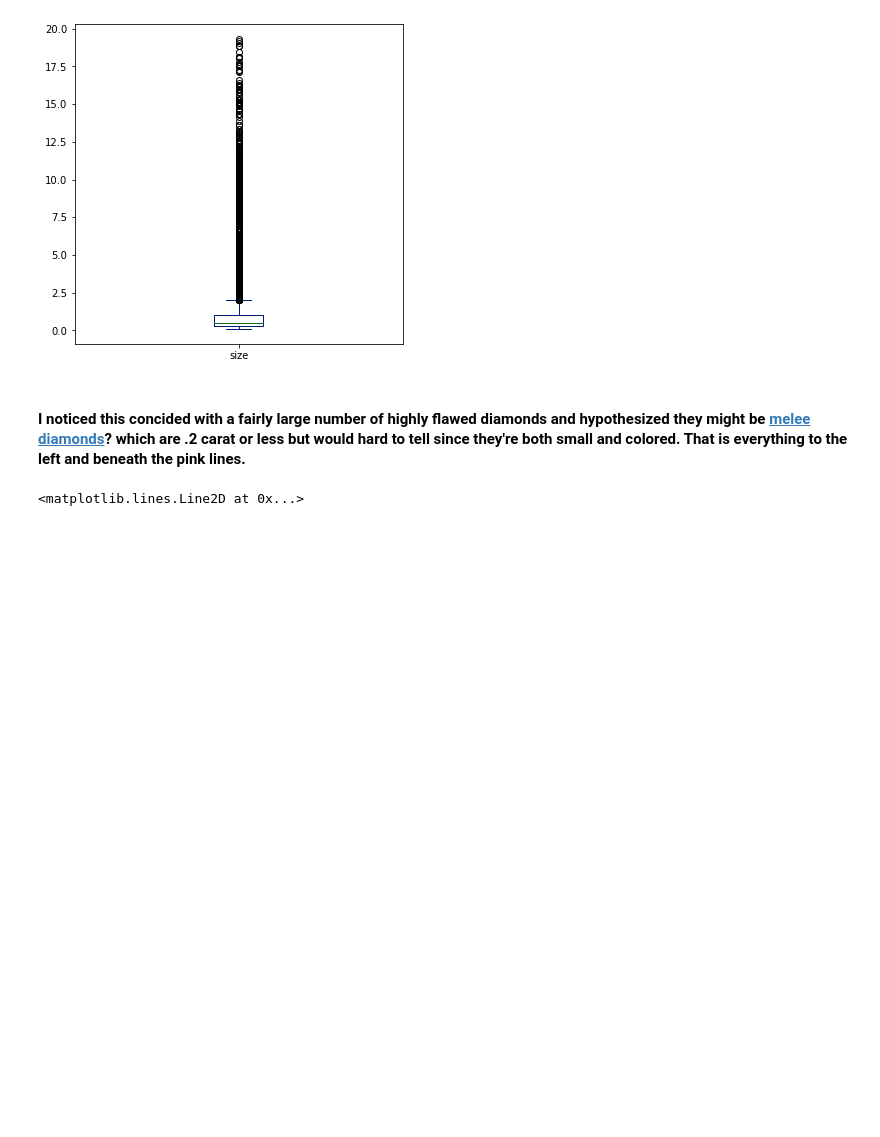
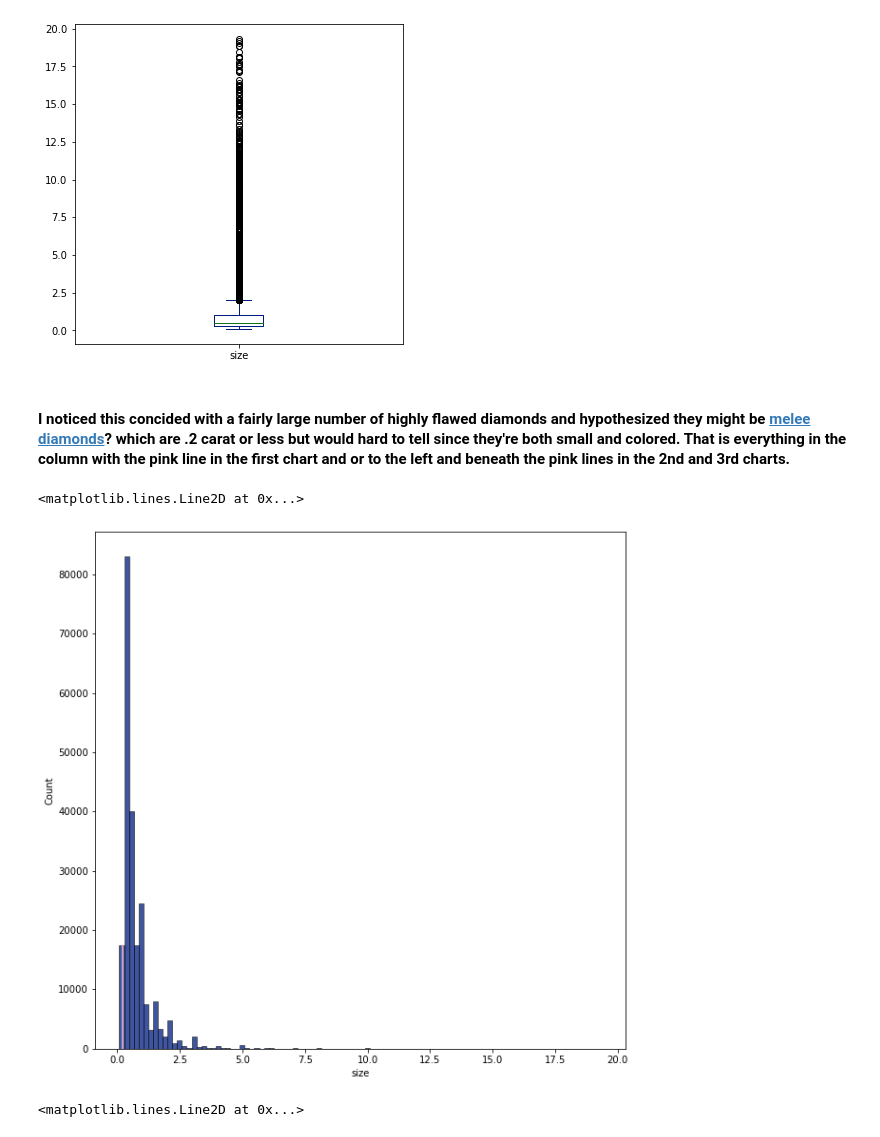
Before and after one commit to Little-PyProjects/Bees, a Jupyter notebook: Diamonds/notebooks/EDA.ipynb, the cells around one changed output. Cells and saved outputs as stored; diff of their text form; code cells hidden in the pictures; blank space fills up the shorter version.

Commit message:
Add more charts

```diff
--- a/Diamonds/notebooks/EDA.ipynb
+++ b/Diamonds/notebooks/EDA.ipynb
@@ -89,7 +89,14 @@ plt.show()
 # %% [output]
 [figure]
 # %% [markdown]
-#### I noticed this concided with a fairly large number of highly flawed diamonds and hypothesized they might be [melee diamonds](https://4cs.gia.edu/en-us/blog/melee-diamonds-tiny-diamonds-big-impact/)? which are .2 carat or less but would hard to tell since they're both small and colored. That is everything to the left and beneath the pink lines.
+#### I noticed this concided with a fairly large number of highly flawed diamonds and hypothesized they might be [melee diamonds](https://4cs.gia.edu/en-us/blog/melee-diamonds-tiny-diamonds-big-impact/)? which are .2 carat or less but would hard to tell since they're both small and colored. That is everything in the column with the pink line in the first chart and or to the left and beneath the pink lines in the 2nd and 3rd charts.
+# %%
+fig, ax = plt.subplots(figsize=(10,10))
+sns.histplot(data=df, x="size", bins=100)
+plt.axvline(.2, 0.0, 0.2,  c='pink')
+# %% [output]
+<matplotlib.lines.Line2D at 0x...>
+[figure, added]
 # %%
 sns.set_palette(palette="ch:s=.55,rot=-.75", n_colors=14)
 
```
Also changed, not shown: parts of 13 cells of this notebook.
